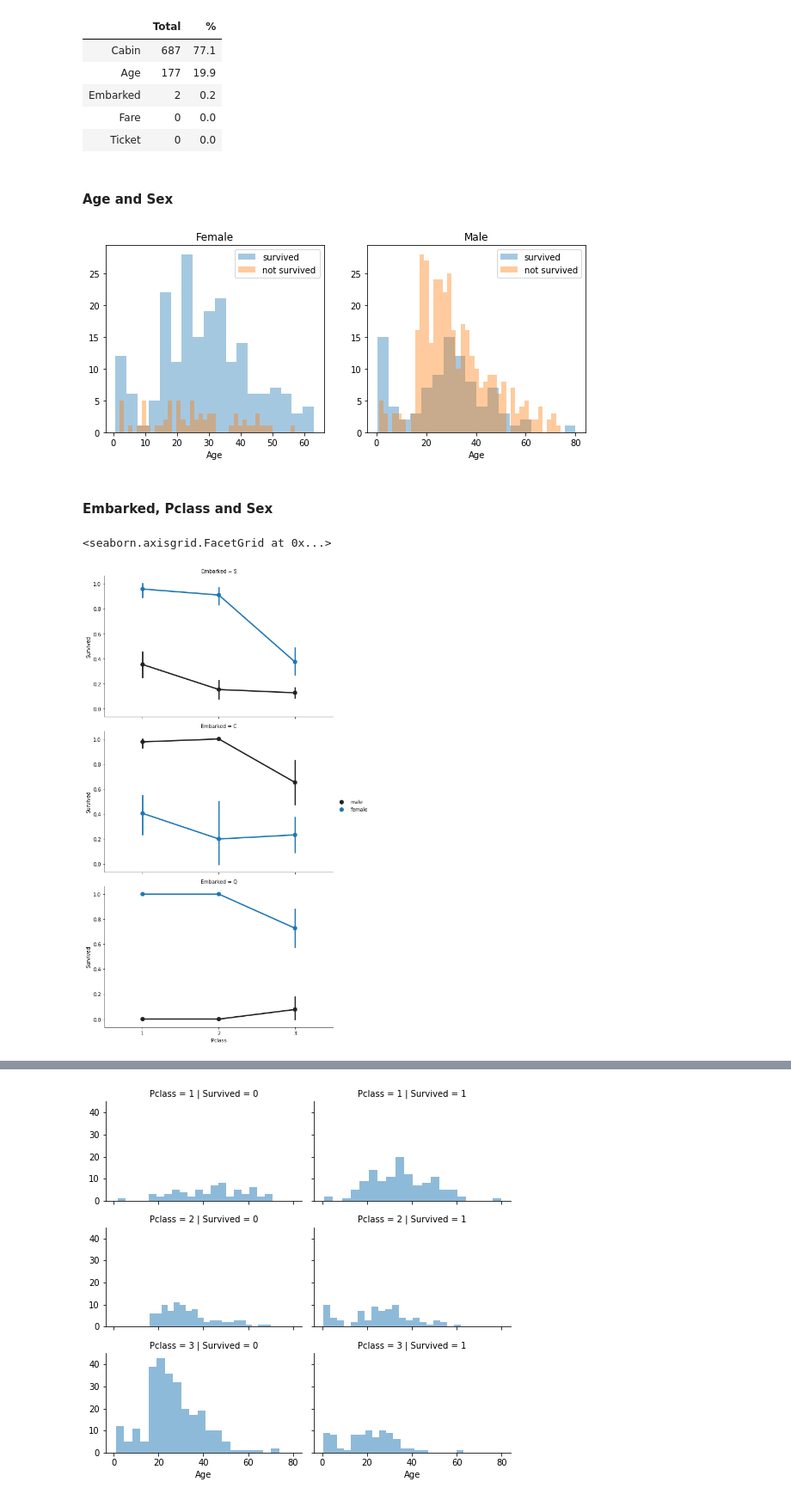
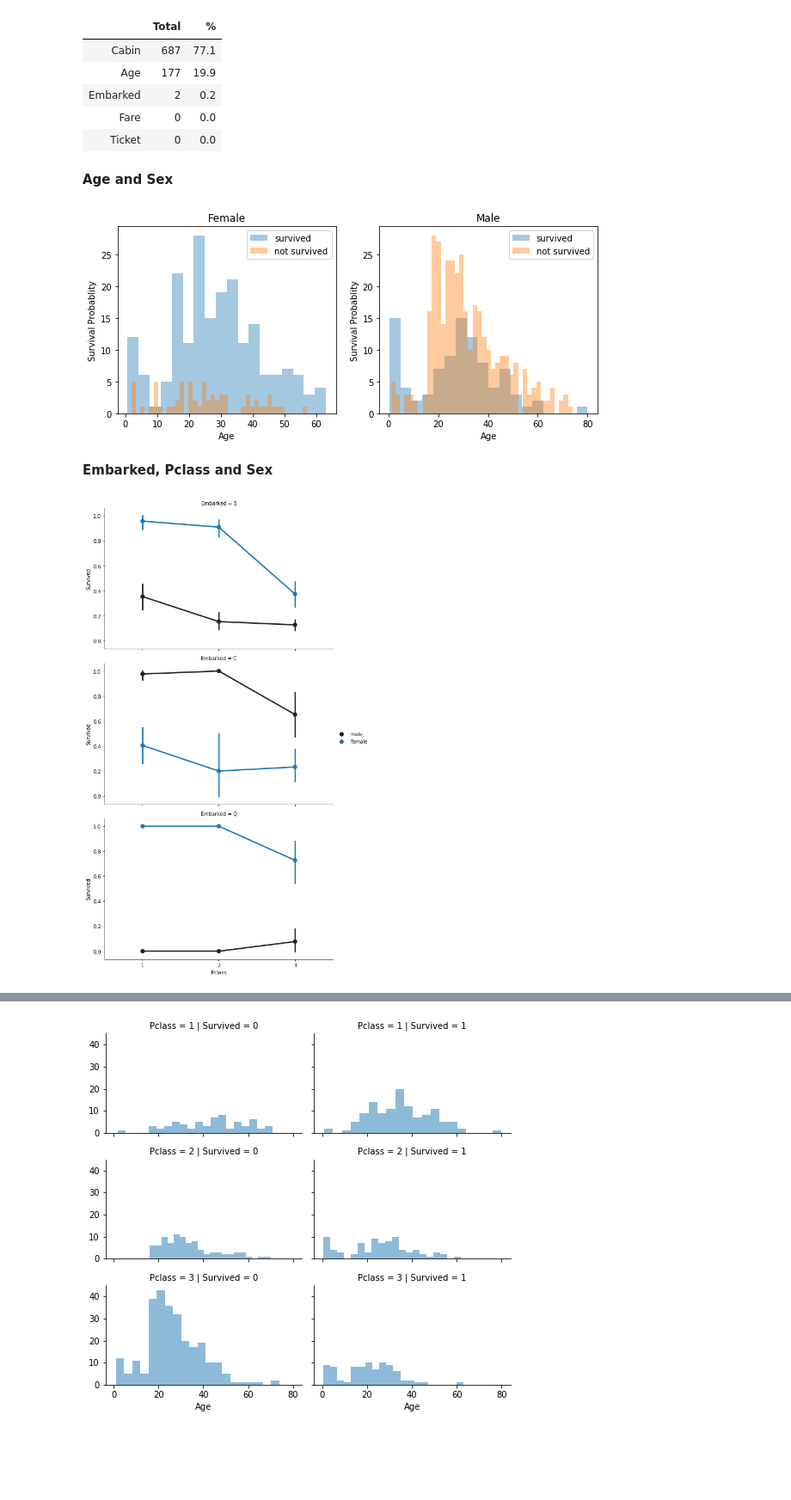
Before and after one commit to kubeflow-kale/examples, a Jupyter notebook: titanic-ml-dataset/titanic_dataset_ml.ipynb, the cells around one changed output, grey strips where cells are left out. Shown: that part at 86% size. Drawn from its saved outputs; the diff is of its cells as text; code cells hidden in the pictures; blank space fills up the shorter version.

```diff
--- a/titanic-ml-dataset/titanic_dataset_ml.ipynb
+++ b/titanic-ml-dataset/titanic_dataset_ml.ipynb
@@ -83,29 +106,30 @@ missing_data.head(5)
 | Fare | 0 | 0.0 |
 | Ticket | 0 | 0.0 |
 # %% [markdown]
-#### Age and Sex
+**Age and Sex**
 # %%
 survived = 'survived'
 not_survived = 'not survived'
 fig, axes = plt.subplots(nrows=1, ncols=2,figsize=(10, 4))
 women = train_df[train_df['Sex']=='female']
 men = train_df[train_df['Sex']=='male']
 ax = sns.distplot(women[women['Survived']==1].Age.dropna(), bins=18, label = survived, ax = axes[0], kde =False)
 ax = sns.distplot(women[women['Survived']==0].Age.dropna(), bins=40, label = not_survived, ax = axes[0], kde =False)
 ax.legend()
 ax.set_title('Female')
+ax.set_ylabel('Survival Probablity')
 ax = sns.distplot(men[men['Survived']==1].Age.dropna(), bins=18, label = survived, ax = axes[1], kde = False)
 ax = sns.distplot(men[men['Survived']==0].Age.dropna(), bins=40, label = not_survived, ax = axes[1], kde = False)
 ax.legend()
-_ = ax.set_title('Male')
+ax.set_title('Male')
+_ = ax.set_ylabel('Survival Probablity')
 # %% [output]
-[figure, old version]
+[figure, new version]
 # %% [markdown]
-#### Embarked, Pclass and Sex
+**Embarked, Pclass and Sex**
 # %%
 FacetGrid = sns.FacetGrid(train_df, row='Embarked', height=4.5, aspect=1.6)
 FacetGrid.map(sns.pointplot, 'Pclass', 'Survived', 'Sex', palette=None,  order=None, hue_order=None )
-FacetGrid.add_legend()
+_ = FacetGrid.add_legend()
 # %% [output]
-<seaborn.axisgrid.FacetGrid at 0x...>
-[figure, old version]
+[figure, new version]
```
Also changed, not shown: parts of 22 cells of this notebook.
